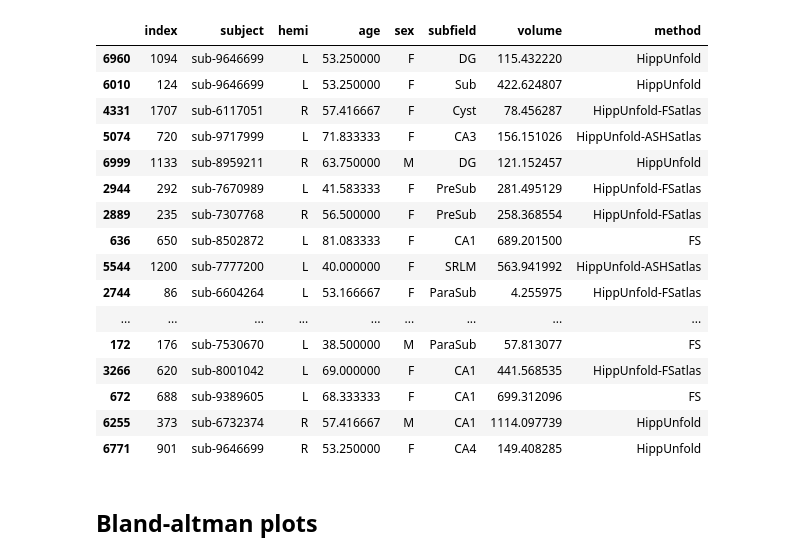
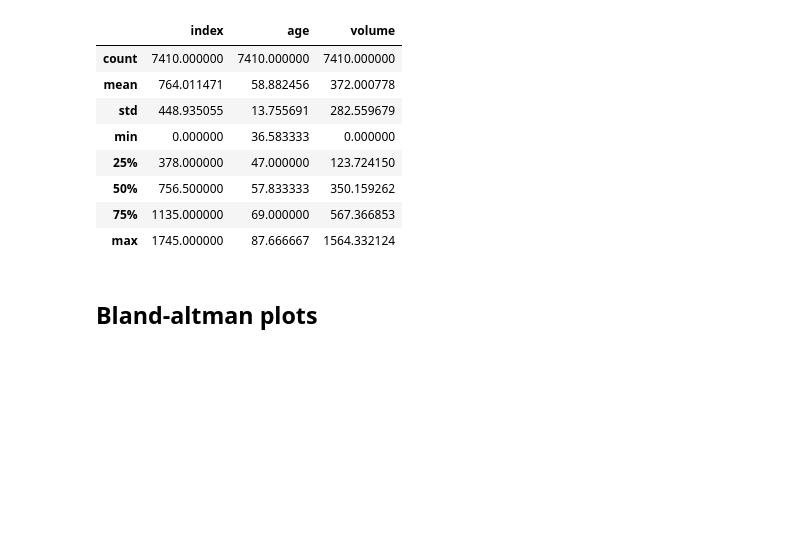
Before and after one commit to akhanf/hippunfold-fs-ashs-comparison, a Jupyter notebook: analysis.ipynb, the cells around one changed output. Saved outputs shown, nothing was run; the diff lists cells and outputs as text; code cells hidden in the pictures; blank space fills up the shorter version.

```diff
--- a/analysis.ipynb
+++ b/analysis.ipynb
@@ -15,50 +15,44 @@ methods_abbr = ['FS','ASHS',
                        'HippUnfold-FSatlas','HippUnfold-ASHSatlas','HippUnfold']
 
 id_cols = ['subject','hemi','age','sex']
 
 luts = {'freesurfer': 'resources/freesurfer_v21_CA_subfields_dseg.tsv',
         'ashs': 'resources/desc-subfields_atlas-magdeburg_dseg.tsv',
         'hippunfold-t1-freesurferatlas': 'resources/hippunfold_desc-subfields_atlas-freesurfer_dseg.tsv',
         'hippunfold-t1-magdeburgatlas': 'resources/hippunfold_desc-subfields_atlas-magdeburg_dseg.tsv',
         'hippunfold-t1-bigbrainatlas': 'resources/hippunfold_desc-subfields_atlas-bigbrain_dseg.tsv'}
 
 all_subfields = { method: pd.read_table(luts[method]).abbreviation.to_list() for method in methods }
 
 
 
 
 df = pd.concat( [(pd
             .read_table(f'results/{method}_volumes.tsv') #read table
             .merge(df_demog,on='subject')  # merge in demographics
             .melt(id_vars=id_cols,value_vars=all_subfields[method],var_name='subfield',value_name='volume')  #convert from wide to tidy
             .assign(method = lambda df_:abbr)  #add a column for the method
            )
             for method,abbr in zip(methods,methods_abbr) ]   #concatenate all the tidy tables
          )
 
 #remove the two subjects where Freesurfer failed
 df = df.query("subject != 'sub-9578406' and subject != 'sub-7175272'")
 df = df.reset_index()
 
 df.sample(20)
+
+df.describe()
 # %% [output]
-|  | index | subject | hemi | age | sex | subfield | volume | method |
-| 6960 | 1094 | sub-9646699 | L | 53.250000 | F | DG | 115.432220 | HippUnfold |
-| 6010 | 124 | sub-9646699 | L | 53.250000 | F | Sub | 422.624807 | HippUnfold |
-| 4331 | 1707 | sub-6117051 | R | 57.416667 | F | Cyst | 78.456287 | HippUnfold-FSatlas |
-| 5074 | 720 | sub-9717999 | L | 71.833333 | F | CA3 | 156.151026 | HippUnfold-ASHSatlas |
-| 6999 | 1133 | sub-8959211 | R | 63.750000 | M | DG | 121.152457 | HippUnfold |
-| 2944 | 292 | sub-7670989 | L | 41.583333 | F | PreSub | 281.495129 | HippUnfold-FSatlas |
-| 2889 | 235 | sub-7307768 | R | 56.500000 | F | PreSub | 258.368554 | HippUnfold-FSatlas |
-| 636 | 650 | sub-8502872 | L | 81.083333 | F | CA1 | 689.201500 | FS |
-| 5544 | 1200 | sub-7777200 | L | 40.000000 | F | SRLM | 563.941992 | HippUnfold-ASHSatlas |
-| 2744 | 86 | sub-6604264 | L | 53.166667 | F | ParaSub | 4.255975 | HippUnfold-FSatlas |
-| ... | ... | ... | ... | ... | ... | ... | ... | ... |
-| 172 | 176 | sub-7530670 | L | 38.500000 | M | ParaSub | 57.813077 | FS |
-| 3266 | 620 | sub-8001042 | L | 69.000000 | F | CA1 | 441.568535 | HippUnfold-FSatlas |
-| 672 | 688 | sub-9389605 | L | 68.333333 | F | CA1 | 699.312096 | FS |
-| 6255 | 373 | sub-6732374 | R | 57.416667 | M | CA1 | 1114.097739 | HippUnfold |
-| 6771 | 901 | sub-9646699 | R | 53.250000 | F | CA4 | 149.408285 | HippUnfold |
+|  | index | age | volume |
+| count | 7410.000000 | 7410.000000 | 7410.000000 |
+| mean | 764.011471 | 58.882456 | 372.000778 |
+| std | 448.935055 | 13.755691 | 282.559679 |
+| min | 0.000000 | 36.583333 | 0.000000 |
+| 25% | 378.000000 | 47.000000 | 123.724150 |
+| 50% | 756.500000 | 57.833333 | 350.159262 |
+| 75% | 1135.000000 | 69.000000 | 567.366853 |
+| max | 1745.000000 | 87.666667 | 1564.332124 |
 # %% [markdown]
 ## Bland-altman plots
 # %%
```
Also changed, not shown: parts of 2 cells of this notebook, 2 other files.
